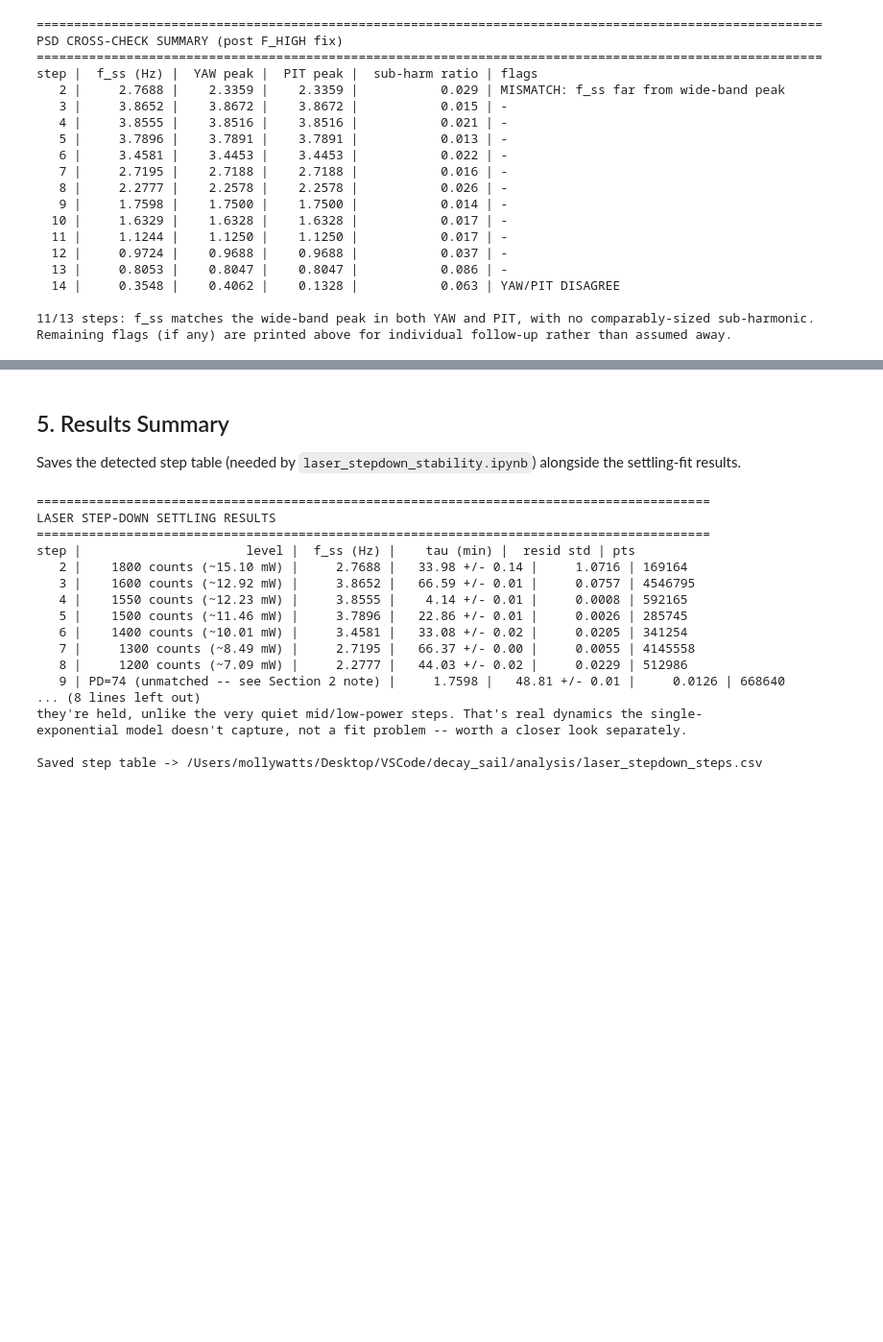
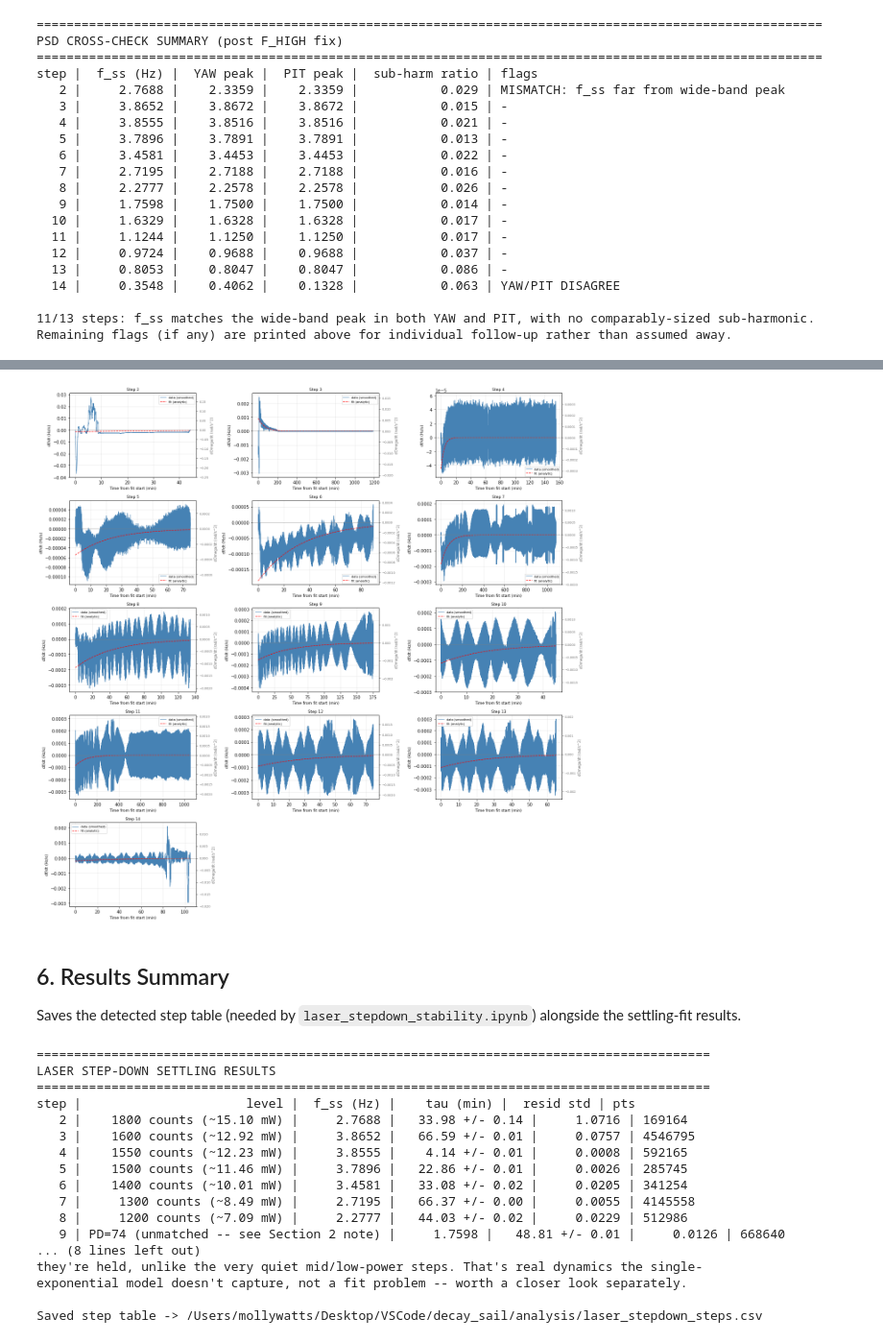
Before and after one commit to Moore-Lab/Decay-Sail, a Jupyter notebook: analysis/laser_stepdown_settling.ipynb, the cells around one changed output, grey strips where cells are left out. Shown at 96% size. Cells and saved outputs as stored; diff of their text form; code cells hidden in the pictures; blank space fills up the shorter version.

```diff
--- a/analysis/laser_stepdown_settling.ipynb
+++ b/analysis/laser_stepdown_settling.ipynb
@@ -430,6 +430,7 @@ for i in range(1, len(steps)):
         tau=tau, tau_err=tau_err,
         t_peak_gps=t_peak, t_fit_start=t0, t_fit_end=t_fit[-1],
         n_points=len(f_fit), resid_std=resid.std(), resid_max=np.abs(resid).max(),
+        t_fit=t_fit, f_fit=f_fit,  # raw arrays kept for Section 5 (angular acceleration)
     ))
 
     print(f"Step {i} (-> {step_label(i, cur)}): "
@@ -679,0 +745,31 @@ Remaining flags (if any) are printed above for individual follow-up rather than
+# %%
+n = len(accel_results)
+ncols = 3
+nrows = int(np.ceil(n / ncols))
+fig, axes = plt.subplots(nrows, ncols, figsize=(6 * ncols, 3.5 * nrows))
+axes = np.atleast_1d(axes).ravel()
+
+for ax, ar in zip(axes, accel_results):
+    t_min = ar['ts'] / 60.0
+    ax.plot(t_min, ar['dfdt_data'], color='steelblue', linewidth=1.0, label='data (smoothed)')
+    ax.plot(t_min, ar['dfdt_fit'], color='red', linewidth=1.2, linestyle='--', label='fit (analytic)')
+    ax.axhline(0, color='gray', linewidth=0.6)
+    ax.set_title(f"Step {ar['step']}", fontsize=9)
+    ax.set_xlabel('Time from fit start (min)', fontsize=9)
+    ax.set_ylabel('df/dt (Hz/s)', fontsize=9)
+    ax.legend(fontsize=7, loc='best')
+    ax.grid(True, alpha=0.3)
+
+    # Secondary axis in true angular acceleration (rad/s^2) -- same data, scaled by 2*pi
+    ax2 = ax.twinx()
+    ax2.set_ylim(np.array(ax.get_ylim()) * 2 * np.pi)
+    ax2.set_ylabel('dOmega/dt (rad/s^2)', fontsize=8, color='dimgray')
+    ax2.tick_params(axis='y', labelsize=7, colors='dimgray')
+
+for ax in axes[n:]:
+    ax.axis('off')
+
+plt.tight_layout()
+plt.show()
+# %% [output]
+[figure, added]
@@ -680,5 +794,5 @@ Remaining flags (if any) are printed above for individual follow-up rather than
 # %% [markdown]
-## 5. Results Summary
+## 6. Results Summary
 Saves the detected step table (needed by `laser_stepdown_stability.ipynb`) alongside
 the settling-fit results.
 # %%
```
Also changed, not shown: parts of 3 cells of this notebook.
